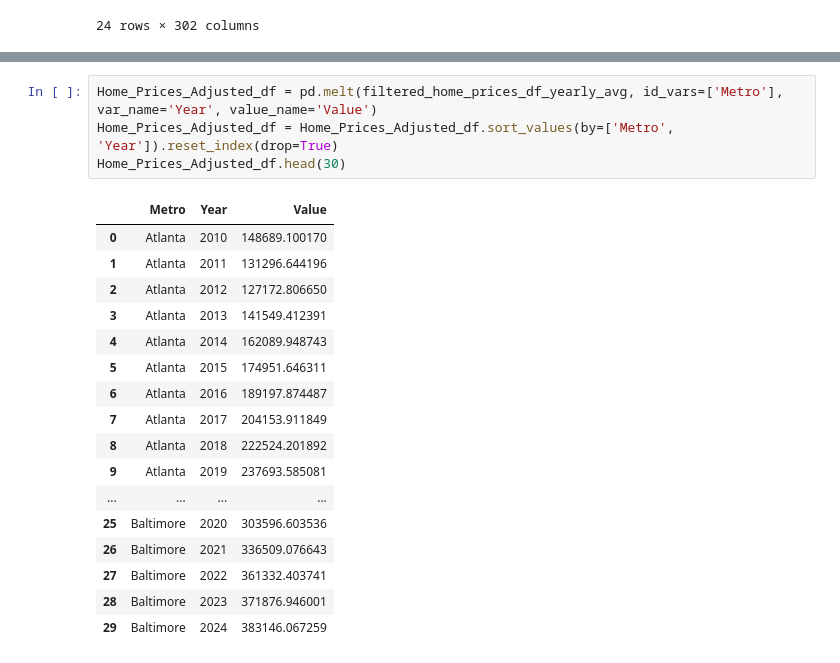
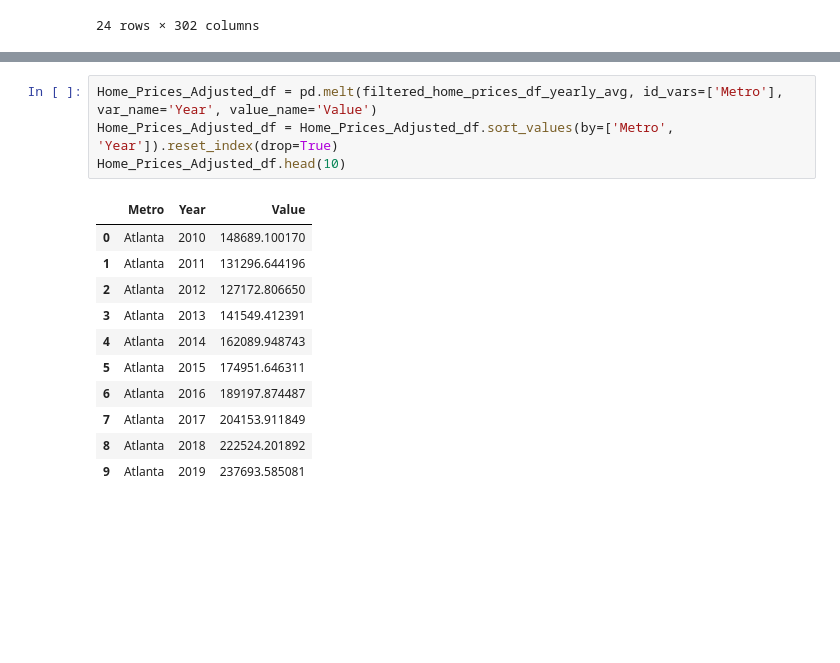
Before and after one commit to tsjohns9/ai-project-2, a Jupyter notebook: House_Prices.ipynb, the cells around one changed output, grey strips where cells are left out. Drawn from its saved outputs; the diff is of its cells as text; blank space fills up the shorter version.

```diff
--- a/House_Prices.ipynb
+++ b/House_Prices.ipynb
@@ -115,22 +125,16 @@ filtered_home_prices_df_yearly_avg.head()
 # %%
 Home_Prices_Adjusted_df = pd.melt(filtered_home_prices_df_yearly_avg, id_vars=['Metro'], var_name='Year', value_name='Value')
 Home_Prices_Adjusted_df = Home_Prices_Adjusted_df.sort_values(by=['Metro', 'Year']).reset_index(drop=True)
-Home_Prices_Adjusted_df.head(30)
+Home_Prices_Adjusted_df.head(10)
 # %% [output]
 |  | Metro | Year | Value |
 | 0 | Atlanta | 2010 | 148689.100170 |
 | 1 | Atlanta | 2011 | 131296.644196 |
 | 2 | Atlanta | 2012 | 127172.806650 |
 | 3 | Atlanta | 2013 | 141549.412391 |
 | 4 | Atlanta | 2014 | 162089.948743 |
 | 5 | Atlanta | 2015 | 174951.646311 |
 | 6 | Atlanta | 2016 | 189197.874487 |
 | 7 | Atlanta | 2017 | 204153.911849 |
 | 8 | Atlanta | 2018 | 222524.201892 |
 | 9 | Atlanta | 2019 | 237693.585081 |
-| ... | ... | ... | ... |
-| 25 | Baltimore | 2020 | 303596.603536 |
-| 26 | Baltimore | 2021 | 336509.076643 |
-| 27 | Baltimore | 2022 | 361332.403741 |
-| 28 | Baltimore | 2023 | 371876.946001 |
-| 29 | Baltimore | 2024 | 383146.067259 |
```
Also changed, not shown: parts of 6 cells of this notebook, 30 other files.
